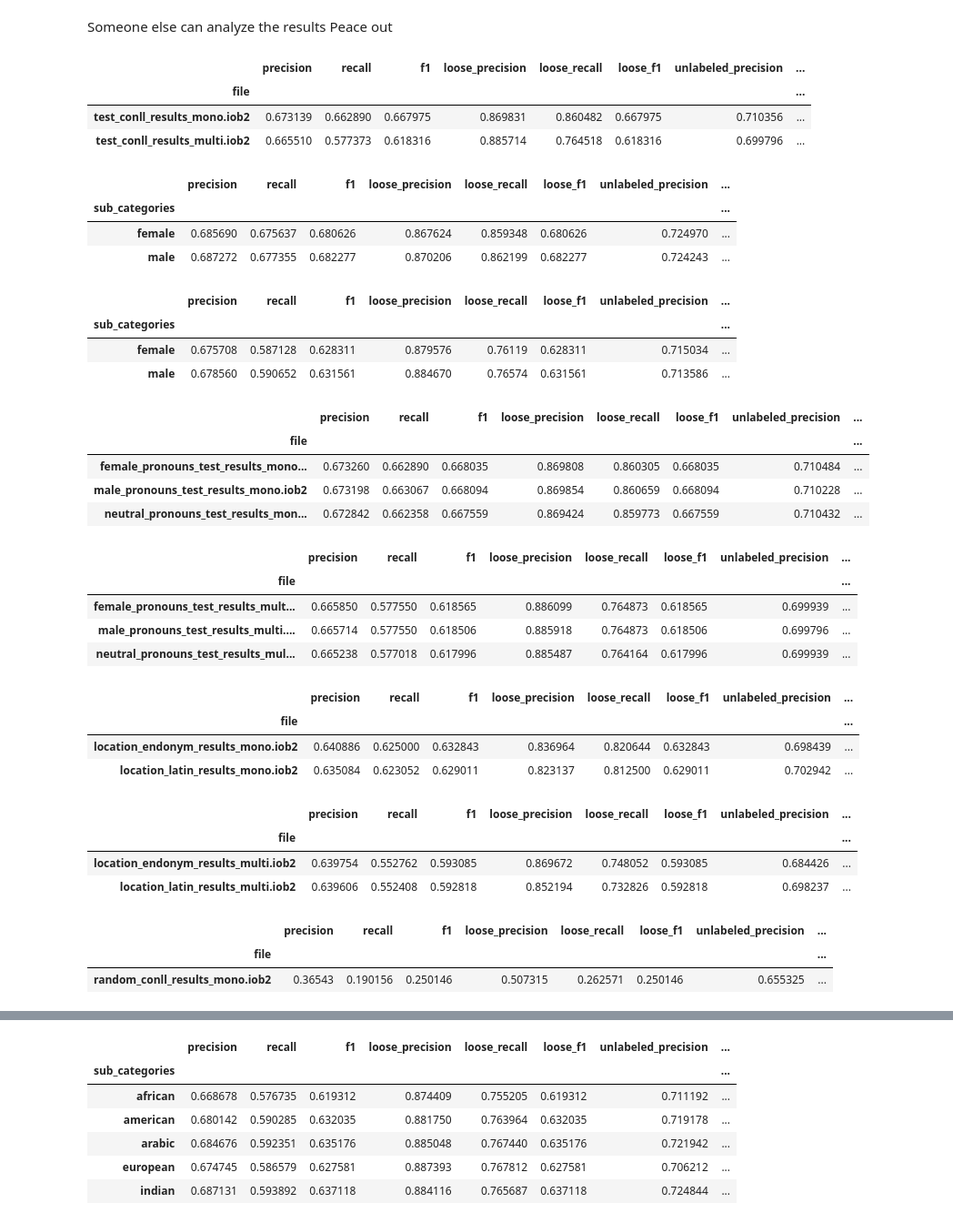
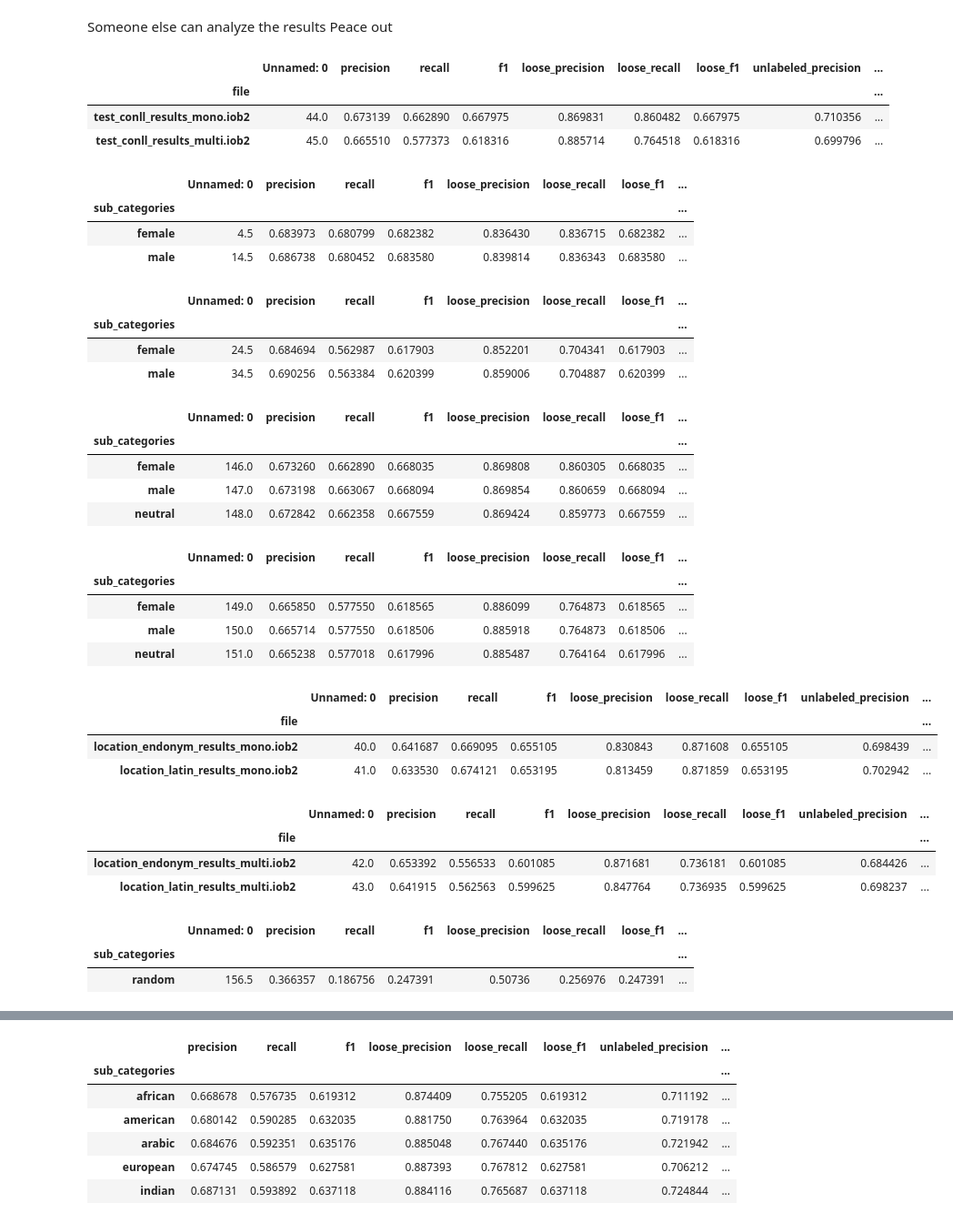
Before and after one commit to BossThePro/NLPProject-Group-SLP, a Jupyter notebook: code/evaluation.ipynb, the cells around one changed output, grey strips where cells are left out. Shown at 91% size. Drawn from its saved outputs; the diff is of its cells as text; code cells hidden in the pictures.

Commit message:
added sub_categories to results, did some basic aggregations in evaluation.ipynb

```diff
--- a/code/evaluation.ipynb
+++ b/code/evaluation.ipynb
@@ -293,78 +294,80 @@ results = pd.DataFrame(results_data)
 results.to_csv("../evaluation_results.csv")
 # %% [markdown]
 Someone else can analyze the results Peace out
+# %%
+df = pd.read_csv("../evaluation_results.csv")
 # %%
 original_mask = ((df["sub_categories"] == "test"))
 base_results = df[original_mask].groupby("file").mean(numeric_only=True)
 base_results
 # %% [output]
-|  | precision | recall | f1 | loose_precision | loose_recall | loose_f1 | unlabeled_precision | ... |
-| file |  |  |  |  |  |  |  | ... |
-| test_conll_results_mono.iob2 | 0.673139 | 0.662890 | 0.667975 | 0.869831 | 0.860482 | 0.667975 | 0.710356 | ... |
-| test_conll_results_multi.iob2 | 0.665510 | 0.577373 | 0.618316 | 0.885714 | 0.764518 | 0.618316 | 0.699796 | ... |
+|  | Unnamed: 0 | precision | recall | f1 | loose_precision | loose_recall | loose_f1 | unlabeled_precision | ... |
+| file |  |  |  |  |  |  |  |  | ... |
+| test_conll_results_mono.iob2 | 44.0 | 0.673139 | 0.662890 | 0.667975 | 0.869831 | 0.860482 | 0.667975 | 0.710356 | ... |
+| test_conll_results_multi.iob2 | 45.0 | 0.665510 | 0.577373 | 0.618316 | 0.885714 | 0.764518 | 0.618316 | 0.699796 | ... |
 # %%
 gender_mono_mask = ((df["folder"] == "gender_names") & (df["model"] == "mono"))
 gender_mono_results = df[gender_mono_mask].groupby(df["sub_categories"]).mean(numeric_only=True)
 gender_mono_results
 # %% [output]
-|  | precision | recall | f1 | loose_precision | loose_recall | loose_f1 | unlabeled_precision | ... |
+|  | Unnamed: 0 | precision | recall | f1 | loose_precision | loose_recall | loose_f1 | ... |
 | sub_categories |  |  |  |  |  |  |  | ... |
-| female | 0.685690 | 0.675637 | 0.680626 | 0.867624 | 0.859348 | 0.680626 | 0.724970 | ... |
-| male | 0.687272 | 0.677355 | 0.682277 | 0.870206 | 0.862199 | 0.682277 | 0.724243 | ... |
+| female | 4.5 | 0.683973 | 0.680799 | 0.682382 | 0.836430 | 0.836715 | 0.682382 | ... |
+| male | 14.5 | 0.686738 | 0.680452 | 0.683580 | 0.839814 | 0.836343 | 0.683580 | ... |
 # %%
 gender_multi_mask = ((df["folder"] == "gender_names") & (df["model"] == "multi"))
 gender_multi_results = df[gender_multi_mask].groupby(df["sub_categories"]).mean(numeric_only=True)
 gender_multi_results
 # %% [output]
-|  | precision | recall | f1 | loose_precision | loose_recall | loose_f1 | unlabeled_precision | ... |
+|  | Unnamed: 0 | precision | recall | f1 | loose_precision | loose_recall | loose_f1 | ... |
 | sub_categories |  |  |  |  |  |  |  | ... |
-| female | 0.675708 | 0.587128 | 0.628311 | 0.879576 | 0.76119 | 0.628311 | 0.715034 | ... |
-| male | 0.678560 | 0.590652 | 0.631561 | 0.884670 | 0.76574 | 0.631561 | 0.713586 | ... |
+| female | 24.5 | 0.684694 | 0.562987 | 0.617903 | 0.852201 | 0.704341 | 0.617903 | ... |
+| male | 34.5 | 0.690256 | 0.563384 | 0.620399 | 0.859006 | 0.704887 | 0.620399 | ... |
 # %%
 pronouns_mono_mask = ((df["folder"] == "pronouns") & (df["model"] == "mono"))
-pronouns_mono_results = df[pronouns_mono_mask].groupby("file").mean(numeric_only=True)
+pronouns_mono_results = df[pronouns_mono_mask].groupby("sub_categories").mean(numeric_only=True)
 pronouns_mono_results
 # %% [output]
-|  | precision | recall | f1 | loose_precision | loose_recall | loose_f1 | unlabeled_precision | ... |
-| file |  |  |  |  |  |  |  | ... |
-| female_pronouns_test_results_mono... | 0.673260 | 0.662890 | 0.668035 | 0.869808 | 0.860305 | 0.668035 | 0.710484 | ... |
-| male_pronouns_test_results_mono.iob2 | 0.673198 | 0.663067 | 0.668094 | 0.869854 | 0.860659 | 0.668094 | 0.710228 | ... |
-| neutral_pronouns_test_results_mon... | 0.672842 | 0.662358 | 0.667559 | 0.869424 | 0.859773 | 0.667559 | 0.710432 | ... |
+|  | Unnamed: 0 | precision | recall | f1 | loose_precision | loose_recall | loose_f1 | ... |
+| sub_categories |  |  |  |  |  |  |  | ... |
+| female | 146.0 | 0.673260 | 0.662890 | 0.668035 | 0.869808 | 0.860305 | 0.668035 | ... |
+| male | 147.0 | 0.673198 | 0.663067 | 0.668094 | 0.869854 | 0.860659 | 0.668094 | ... |
+| neutral | 148.0 | 0.672842 | 0.662358 | 0.667559 | 0.869424 | 0.859773 | 0.667559 | ... |
 # %%
 pronouns_multi_mask = ((df["folder"] == "pronouns") & (df["model"] == "multi"))
-pronouns_multi_results = df[pronouns_multi_mask].groupby("file").mean(numeric_only=True)
+pronouns_multi_results = df[pronouns_multi_mask].groupby("sub_categories").mean(numeric_only=True)
 pronouns_multi_results
 # %% [output]
-|  | precision | recall | f1 | loose_precision | loose_recall | loose_f1 | unlabeled_precision | ... |
-| file |  |  |  |  |  |  |  | ... |
-| female_pronouns_test_results_mult... | 0.665850 | 0.577550 | 0.618565 | 0.886099 | 0.764873 | 0.618565 | 0.699939 | ... |
-| male_pronouns_test_results_multi.... | 0.665714 | 0.577550 | 0.618506 | 0.885918 | 0.764873 | 0.618506 | 0.699796 | ... |
-| neutral_pronouns_test_results_mul... | 0.665238 | 0.577018 | 0.617996 | 0.885487 | 0.764164 | 0.617996 | 0.699939 | ... |
+|  | Unnamed: 0 | precision | recall | f1 | loose_precision | loose_recall | loose_f1 | ... |
+| sub_categories |  |  |  |  |  |  |  | ... |
+| female | 149.0 | 0.665850 | 0.577550 | 0.618565 | 0.886099 | 0.764873 | 0.618565 | ... |
+| male | 150.0 | 0.665714 | 0.577550 | 0.618506 | 0.885918 | 0.764873 | 0.618506 | ... |
+| neutral | 151.0 | 0.665238 | 0.577018 | 0.617996 | 0.885487 | 0.764164 | 0.617996 | ... |
 # %%
-location_mono_mask = ((df["folder"] == "location") & (df["model"] == "mono"))
+location_mono_mask = ((df["folder"] == "location_exonym_endonym") & (df["model"] == "mono"))
 location_mono_result = df[location_mono_mask].groupby("file").mean(numeric_only=True)
 location_mono_result
 # %% [output]
-|  | precision | recall | f1 | loose_precision | loose_recall | loose_f1 | unlabeled_precision | ... |
-| file |  |  |  |  |  |  |  | ... |
-| location_endonym_results_mono.iob2 | 0.640886 | 0.625000 | 0.632843 | 0.836964 | 0.820644 | 0.632843 | 0.698439 | ... |
-| location_latin_results_mono.iob2 | 0.635084 | 0.623052 | 0.629011 | 0.823137 | 0.812500 | 0.629011 | 0.702942 | ... |
+|  | Unnamed: 0 | precision | recall | f1 | loose_precision | loose_recall | loose_f1 | unlabeled_precision | ... |
+| file |  |  |  |  |  |  |  |  | ... |
+| location_endonym_results_mono.iob2 | 40.0 | 0.641687 | 0.669095 | 0.655105 | 0.830843 | 0.871608 | 0.655105 | 0.698439 | ... |
+| location_latin_results_mono.iob2 | 41.0 | 0.633530 | 0.674121 | 0.653195 | 0.813459 | 0.871859 | 0.653195 | 0.702942 | ... |
 # %%
-location_multi_mask = ((df["folder"] == "location") & (df["model"] == "multi"))
+location_multi_mask = ((df["folder"] == "location_exonym_endonym") & (df["model"] == "multi"))
 location_multi_result = df[location_multi_mask].groupby("file").mean(numeric_only=True)
 location_multi_result
 # %% [output]
-|  | precision | recall | f1 | loose_precision | loose_recall | loose_f1 | unlabeled_precision | ... |
-| file |  |  |  |  |  |  |  | ... |
-| location_endonym_results_multi.iob2 | 0.639754 | 0.552762 | 0.593085 | 0.869672 | 0.748052 | 0.593085 | 0.684426 | ... |
-| location_latin_results_multi.iob2 | 0.639606 | 0.552408 | 0.592818 | 0.852194 | 0.732826 | 0.592818 | 0.698237 | ... |
+|  | Unnamed: 0 | precision | recall | f1 | loose_precision | loose_recall | loose_f1 | unlabeled_precision | ... |
+| file |  |  |  |  |  |  |  |  | ... |
+| location_endonym_results_multi.iob2 | 42.0 | 0.653392 | 0.556533 | 0.601085 | 0.871681 | 0.736181 | 0.601085 | 0.684426 | ... |
+| location_latin_results_multi.iob2 | 43.0 | 0.641915 | 0.562563 | 0.599625 | 0.847764 | 0.736935 | 0.599625 | 0.698237 | ... |
 # %%
 random_mono_mask = ((df["folder"] == "random") & (df["model"] == "mono"))
-random_mono_result = df[random_mono_mask].groupby("file").mean(numeric_only=True)
+random_mono_result = df[random_mono_mask].groupby("sub_categories").mean(numeric_only=True)
 random_mono_result
 # %% [output]
-|  | precision | recall | f1 | loose_precision | loose_recall | loose_f1 | unlabeled_precision | ... |
-| file |  |  |  |  |  |  |  | ... |
-| random_conll_results_mono.iob2 | 0.36543 | 0.190156 | 0.250146 | 0.507315 | 0.262571 | 0.250146 | 0.655325 | ... |
+|  | Unnamed: 0 | precision | recall | f1 | loose_precision | loose_recall | loose_f1 | ... |
+| sub_categories |  |  |  |  |  |  |  | ... |
+| random | 156.5 | 0.366357 | 0.186756 | 0.247391 | 0.50736 | 0.256976 | 0.247391 | ... |
 # %%
 random_multi_mask = ((df["folder"] == "random") & (df["model"] == "multi"))
```
Also changed, not shown: parts of 3 cells of this notebook, 1 other file.
